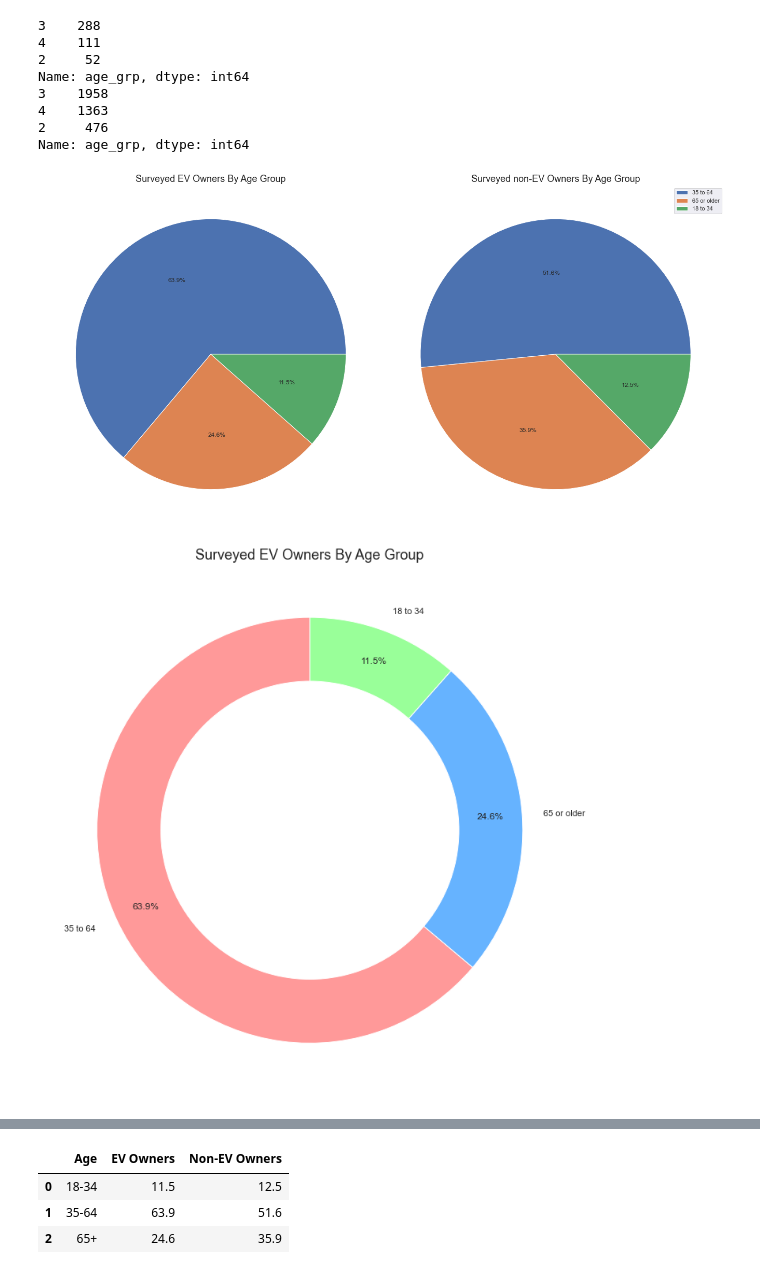
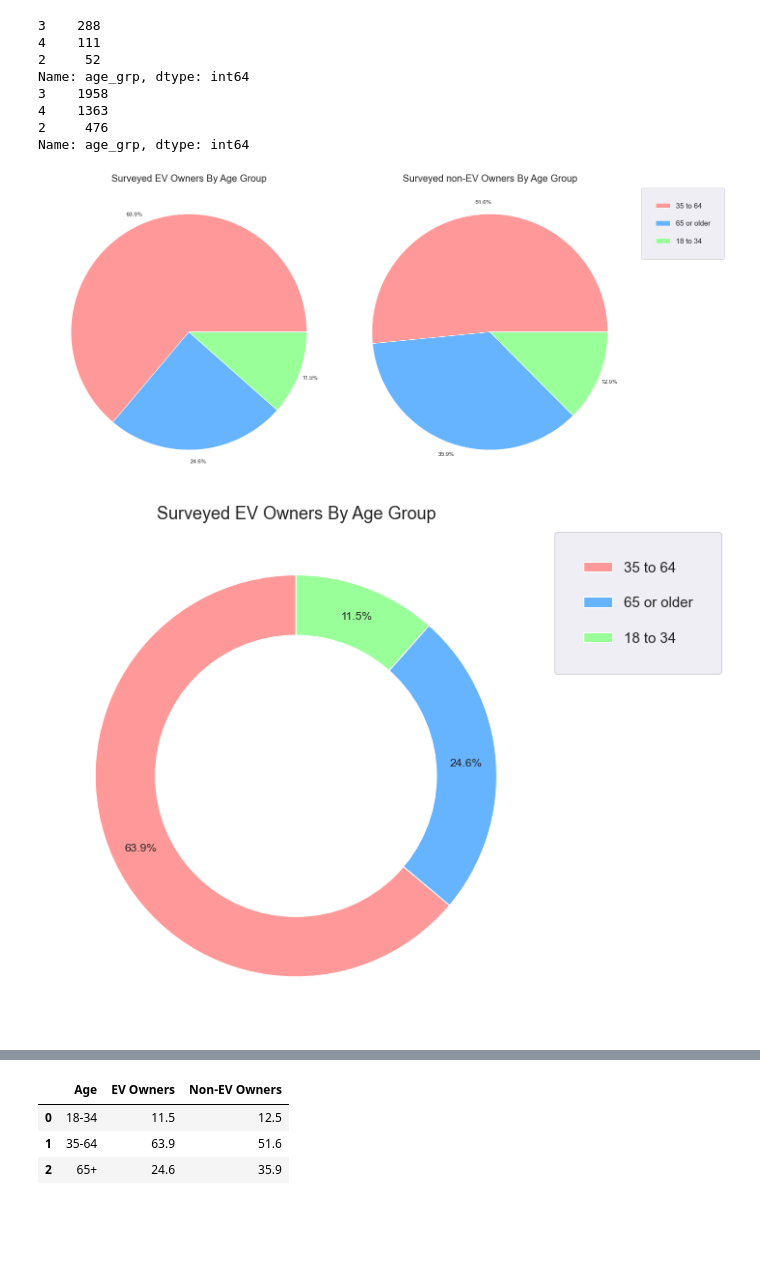
Before and after one commit to RussellShelley/Energy_Analysis, a Jupyter notebook: Visualization/Python Visuals.ipynb, the cells around one changed output, grey strips where cells are left out. Cells and saved outputs as stored; diff of their text form; code cells hidden in the pictures; blank space fills up the shorter version.

```diff
--- a/Visualization/Python Visuals.ipynb
+++ b/Visualization/Python Visuals.ipynb
@@ -312,12 +313,12 @@ len(PEV_owners)
 451
 # %%
 #Create PEV owner column, populate from list
-respondent_merged_df["PEV owner"] =0
+respondent_merged_df["PEV owner"] = "No"
 for owner in PEV_owners:
-    respondent_merged_df.loc[respondent_merged_df.sampno == owner,'PEV owner'] = 1
+    respondent_merged_df.loc[respondent_merged_df.sampno == owner,'PEV owner'] = "Yes"
 # %%
 #Seperate df for PEV's and non PEVS
-owner_merged_df =respondent_merged_df.loc[respondent_merged_df['PEV owner'] == 1]
+owner_merged_df =respondent_merged_df.loc[respondent_merged_df['PEV owner'] == "Yes"]
 owner_merged_df
 # %% [output]
 |  | sampno | source | language | age_grp | california | county | region | future_decision_role | ... |
@@ -334,7 +335,7 @@ owner_merged_df
 | 4245 | 190327 | 2 | 1 | 3 | 1 | 36 | 2 | 2 | ... |
 451 rows × 112 columns
 # %%
-nonowner_merged_df =respondent_merged_df.loc[respondent_merged_df['PEV owner'] == 0]
+nonowner_merged_df =respondent_merged_df.loc[respondent_merged_df['PEV owner'] == "No"]
 nonowner_merged_df
 # %% [output]
 |  | sampno | source | language | age_grp | california | county | region | future_decision_role | ... |
@@ -459,18 +485,20 @@ Name: age_grp, dtype: int64
 # %%
 fig, (ax1,ax2) = plt.subplots(1,2,figsize=(20,20)) #ax1,ax2 refer to your two pies
 labels=  "35 to 64 ","65 or older","18 to 34"
 
 values =(owner_merged_df['age_grp'].value_counts())
-ax1.pie(values,autopct = '%1.1f%%') #plot first pie
-ax1.set_title('Surveyed EV Owners By Age Group', fontsize=18)
+colors = ['#ff9999','#66b3ff','#99ff99','#ffcc99']
+ax1.pie( values,autopct = '%1.1f%%',pctdistance=1.1, labeldistance=1.2,colors=colors) #plot first pie
+ax1.set_title('Surveyed EV Owners By Age Group', fontsize=20)
 
 values =(nonowner_merged_df['age_grp'].value_counts())
-ax2.pie(values,autopct = '%1.1f%%') #plot first pie
-ax2.set_title('Surveyed non-EV Owners By Age Group', fontsize=18)
-ax2.legend(labels,bbox_to_anchor=(1, 1))
+colors = ['#ff9999','#66b3ff','#99ff99','#ffcc99']
+ax2.pie(values,autopct = '%1.1f%%',pctdistance=1.1, labeldistance=1.2,colors=colors) #plot first pie
+ax2.set_title('Surveyed non-EV Owners By Age Group', fontsize=20)
+ax2.legend(labels,bbox_to_anchor=(1, 1),borderpad=2,labelspacing=1.5,prop={"size":15})
 plt.tight_layout()
 # %% [output]
-[figure, old version]
+[figure, new version]
 # %%
 #Age displayed as donut!
 # Pie chart
@@ -482,7 +510,7 @@ colors = ['#ff9999','#66b3ff','#99ff99','#ffcc99']
 #explsion
 explode = (0.0,0.0,0.00)
 
-ax.pie(values, colors = colors, labels=labels, autopct='%1.1f%%', startangle=90, pctdistance=0.85)
+ax.pie(values, colors = colors, autopct='%1.1f%%', startangle=90, pctdistance=0.85)
 ax.set_title('Surveyed EV Owners By Age Group', fontsize=18)
 #draw circle
 centre_circle = plt.Circle((0,0),0.70,fc='white')
@@ -490,8 +518,8 @@ fig = plt.gcf()
 fig.gca().add_artist(centre_circle)
 # Equal aspect ratio ensures that pie is drawn as a circle
 ax1.axis('equal')
-
+ax.legend(labels,bbox_to_anchor=(1, 1),borderpad=2,labelspacing=1.5,prop={"size":15})
 plt.tight_layout()
 plt.show()
 # %% [output]
-[figure, old version]
+[figure, new version]
```
Also changed, not shown: parts of 40 cells of this notebook, 12 other files.
